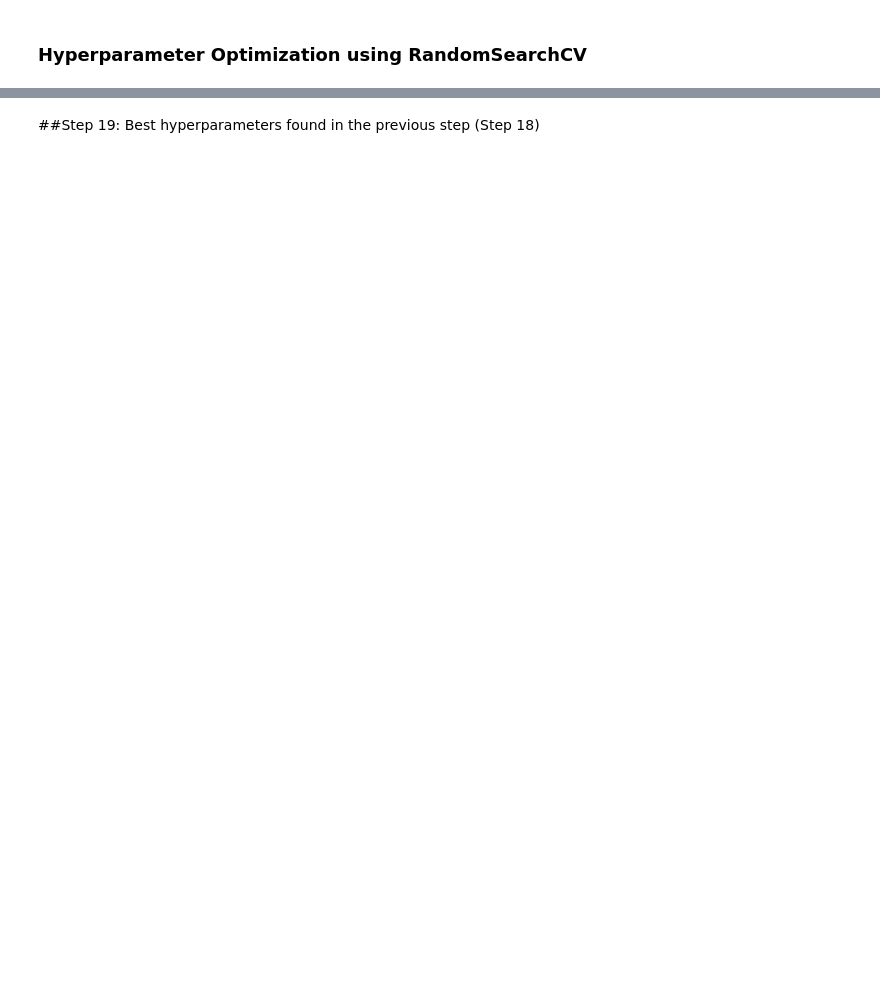
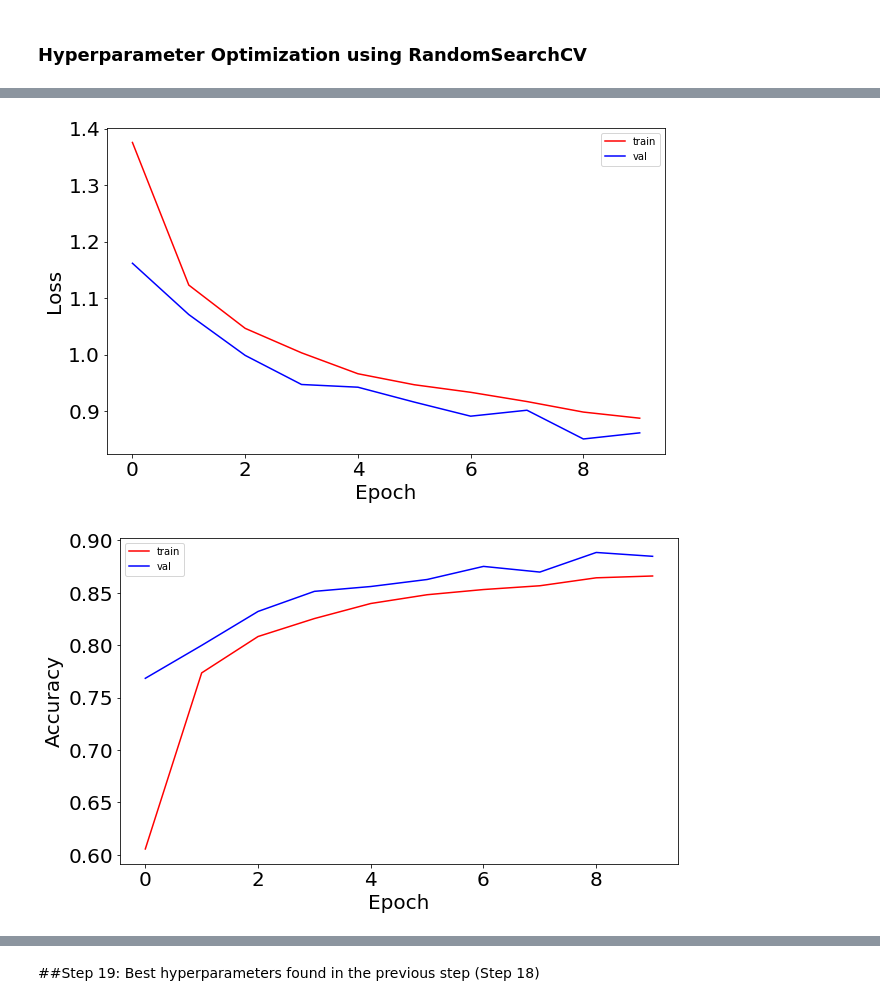
Before and after one commit to jpthirumalai/aiml, a Jupyter notebook: Project_Digital_Classification_SVHN_Thiru.ipynb, the cells around one changed output, grey strips where cells are left out. Cells and saved outputs as stored; diff of their text form; code cells hidden in the pictures; blank space fills up the shorter version.

```diff
--- a/Project_Digital_Classification_SVHN_Thiru.ipynb
+++ b/Project_Digital_Classification_SVHN_Thiru.ipynb
@@ -573,0 +533,8 @@ NameError: ignored
+# %%
+from keras.optimizers import SGD
+epochs=10
+learning_rate = 0.1
+decay_rate = learning_rate / epochs
+momentum = 0.8
+
+sgd = SGD(lr=learning_rate, momentum=momentum, decay=decay_rate, nesterov=False)
@@ -573,0 +560,10 @@ NameError: ignored
+# %%
+%%time
+# Fit the model
+batch_size = int(input_dim/100)
+
+lr_model_history = lr_model.fit(X_train, y_train,
+                    batch_size=batch_size,
+                    epochs=epochs,
+                    verbose=1,
+                    validation_data=(X_test, y_test))
@@ -573,0 +588,22 @@ NameError: ignored
+# %%
+# Plot the loss function
+fig, ax = plt.subplots(1, 1, figsize=(10,6))
+ax.plot(np.sqrt(lr_model_history.history['loss']), 'r', label='train')
+ax.plot(np.sqrt(lr_model_history.history['val_loss']), 'b' ,label='val')
+ax.set_xlabel(r'Epoch', fontsize=20)
+ax.set_ylabel(r'Loss', fontsize=20)
+ax.legend()
+ax.tick_params(labelsize=20)
+plt.show()
+# Plot the accuracy
+fig, ax = plt.subplots(1, 1, figsize=(10,6))
+ax.plot(np.sqrt(lr_model_history.history['acc']), 'r', label='train')
+ax.plot(np.sqrt(lr_model_history.history['val_acc']), 'b' ,label='val')
+ax.set_xlabel(r'Epoch', fontsize=20)
+ax.set_ylabel(r'Accuracy', fontsize=20)
+ax.legend()
+ax.tick_params(labelsize=20)
+plt.show()
+# %% [output]
+[figure, added]
+[figure, added]
```
Also changed, not shown: parts of 37 cells of this notebook.
